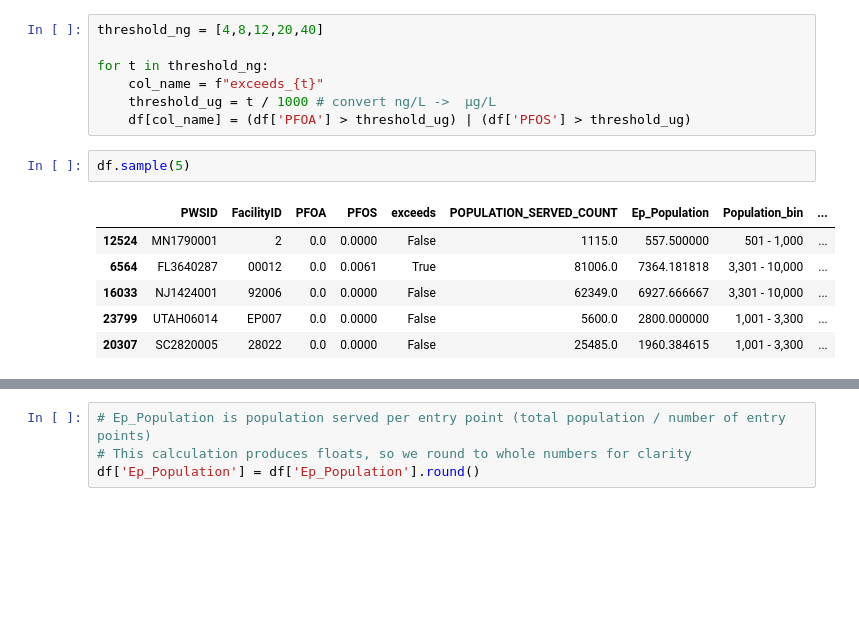
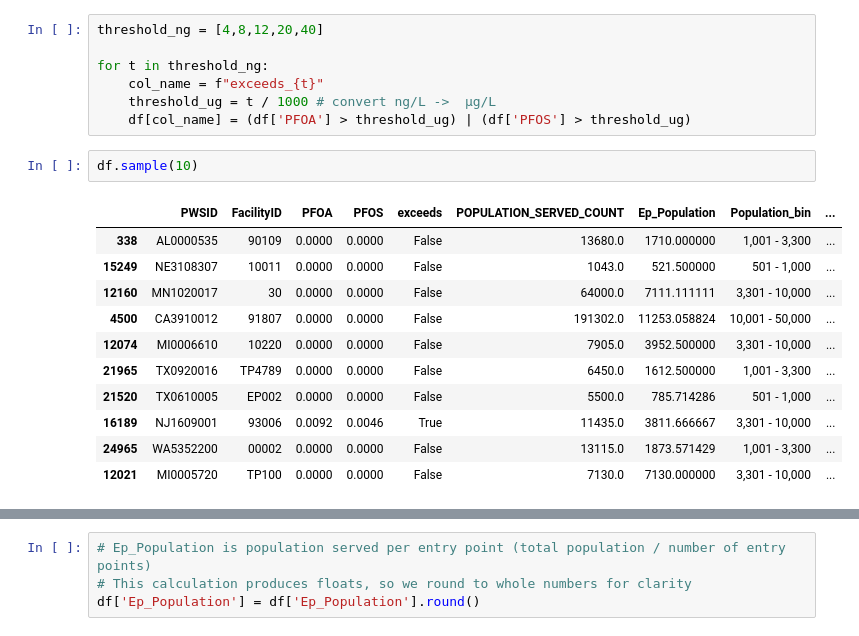
Before and after one commit to brahmee07/Pfas_water_research, a Jupyter notebook: updated_data/cost_risk_treatment_analysis.ipynb, the cells around one changed output, grey strips where cells are left out. Drawn from its saved outputs; the diff is of its cells as text; blank space fills up the shorter version.

```diff
--- a/updated_data/cost_risk_treatment_analysis.ipynb
+++ b/updated_data/cost_risk_treatment_analysis.ipynb
@@ -82,14 +82,19 @@ for t in threshold_ng:
     threshold_ug = t / 1000 # convert ng/L ->  µg/L
     df[col_name] = (df['PFOA'] > threshold_ug) | (df['PFOS'] > threshold_ug)
 # %%
-df.sample(5)
+df.sample(10)
 # %% [output]
 |  | PWSID | FacilityID | PFOA | PFOS | exceeds | POPULATION_SERVED_COUNT | Ep_Population | Population_bin | ... |
-| 12524 | MN1790001 | 2 | 0.0 | 0.0000 | False | 1115.0 | 557.500000 | 501 - 1,000 | ... |
-| 6564 | FL3640287 | 00012 | 0.0 | 0.0061 | True | 81006.0 | 7364.181818 | 3,301 - 10,000 | ... |
-| 16033 | NJ1424001 | 92006 | 0.0 | 0.0000 | False | 62349.0 | 6927.666667 | 3,301 - 10,000 | ... |
-| 23799 | UTAH06014 | EP007 | 0.0 | 0.0000 | False | 5600.0 | 2800.000000 | 1,001 - 3,300 | ... |
-| 20307 | SC2820005 | 28022 | 0.0 | 0.0000 | False | 25485.0 | 1960.384615 | 1,001 - 3,300 | ... |
+| 338 | AL0000535 | 90109 | 0.0000 | 0.0000 | False | 13680.0 | 1710.000000 | 1,001 - 3,300 | ... |
+| 15249 | NE3108307 | 10011 | 0.0000 | 0.0000 | False | 1043.0 | 521.500000 | 501 - 1,000 | ... |
+| 12160 | MN1020017 | 30 | 0.0000 | 0.0000 | False | 64000.0 | 7111.111111 | 3,301 - 10,000 | ... |
+| 4500 | CA3910012 | 91807 | 0.0000 | 0.0000 | False | 191302.0 | 11253.058824 | 10,001 - 50,000 | ... |
+| 12074 | MI0006610 | 10220 | 0.0000 | 0.0000 | False | 7905.0 | 3952.500000 | 3,301 - 10,000 | ... |
+| 21965 | TX0920016 | TP4789 | 0.0000 | 0.0000 | False | 6450.0 | 1612.500000 | 1,001 - 3,300 | ... |
+| 21520 | TX0610005 | EP002 | 0.0000 | 0.0000 | False | 5500.0 | 785.714286 | 501 - 1,000 | ... |
+| 16189 | NJ1609001 | 93006 | 0.0092 | 0.0046 | True | 11435.0 | 3811.666667 | 3,301 - 10,000 | ... |
+| 24965 | WA5352200 | 00002 | 0.0000 | 0.0000 | False | 13115.0 | 1873.571429 | 1,001 - 3,300 | ... |
+| 12021 | MI0005720 | TP100 | 0.0000 | 0.0000 | False | 7130.0 | 7130.000000 | 3,301 - 10,000 | ... |
 # %%
 # rearranging the columns
 df = df[
```
Also changed, not shown: parts of 13 cells of this notebook, 1 other file.
